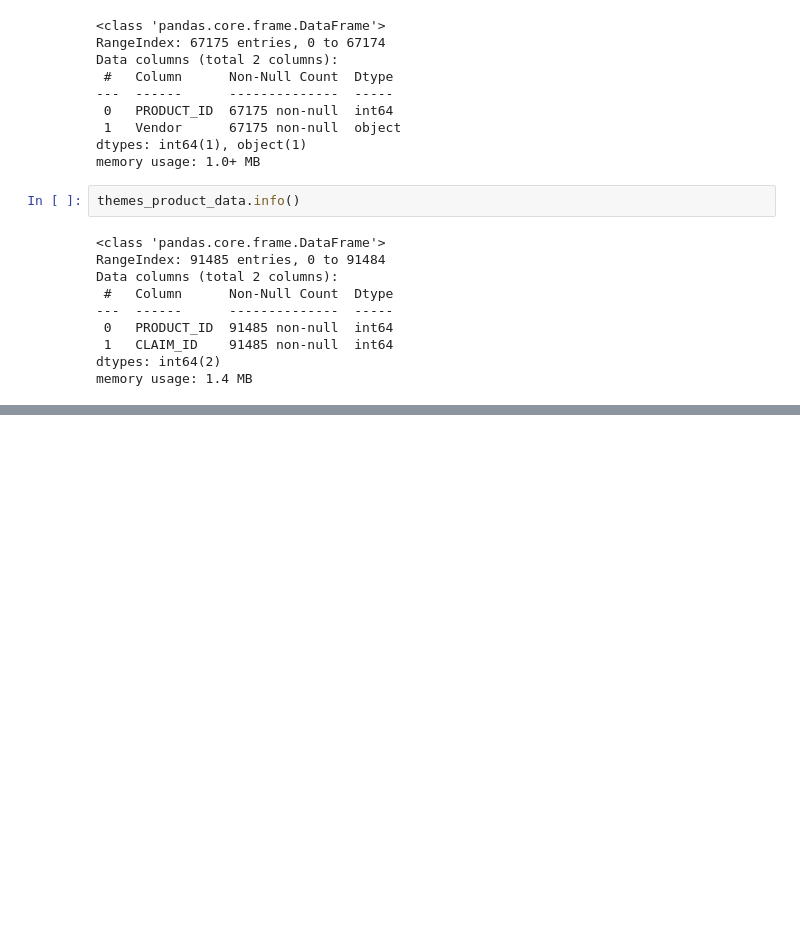
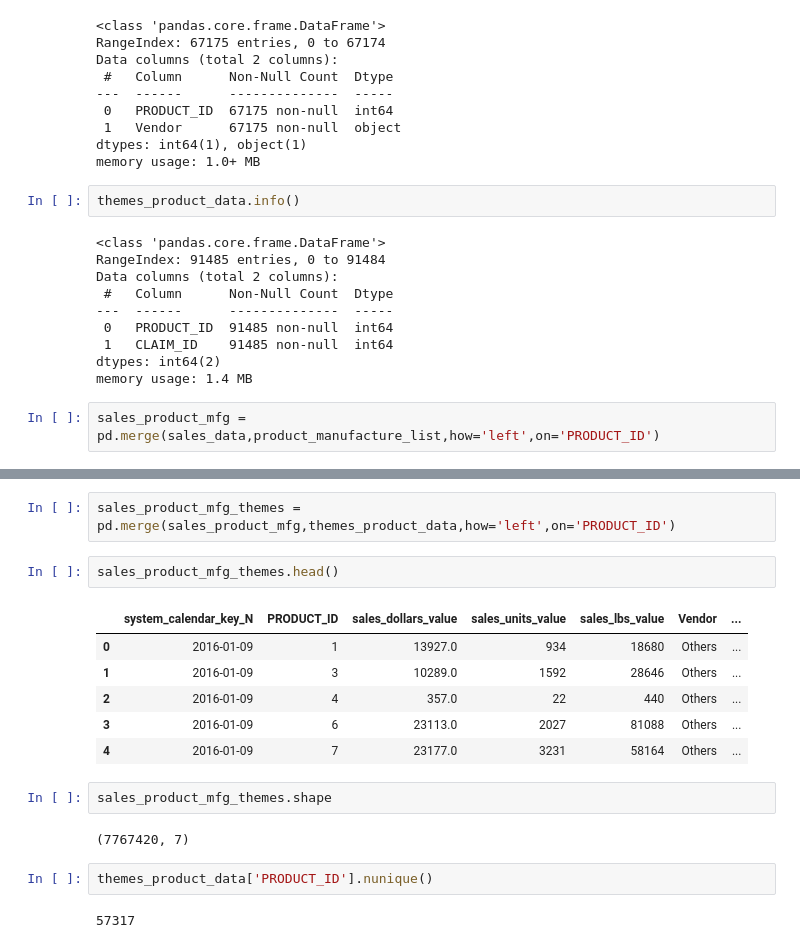
Before and after one commit to karthikeya-1508/ML_prac_files, a Jupyter notebook: Regression_Projects/Sales_project/sales_project.ipynb, the cells around one changed output, grey strips where cells are left out. Drawn from its saved outputs; the diff is of its cells as text; blank space fills up the shorter version.

Commit message:
sales-project

```diff
--- a/Regression_Projects/Sales_project/sales_project.ipynb
+++ b/Regression_Projects/Sales_project/sales_project.ipynb
@@ -548,3 +548,5 @@ Data columns (total 2 columns):
  1   CLAIM_ID    91485 non-null  int64
 dtypes: int64(2)
 memory usage: 1.4 MB
+# %%
+sales_product_mfg = pd.merge(sales_data,product_manufacture_list,how='left',on='PRODUCT_ID')
@@ -550,0 +592,19 @@ memory usage: 1.4 MB
+# %%
+sales_product_mfg_themes = pd.merge(sales_product_mfg,themes_product_data,how='left',on='PRODUCT_ID')
+# %%
+sales_product_mfg_themes.head()
+# %% [output]
+|  | system_calendar_key_N | PRODUCT_ID | sales_dollars_value | sales_units_value | sales_lbs_value | Vendor | ... |
+| 0 | 2016-01-09 | 1 | 13927.0 | 934 | 18680 | Others | ... |
+| 1 | 2016-01-09 | 3 | 10289.0 | 1592 | 28646 | Others | ... |
+| 2 | 2016-01-09 | 4 | 357.0 | 22 | 440 | Others | ... |
+| 3 | 2016-01-09 | 6 | 23113.0 | 2027 | 81088 | Others | ... |
+| 4 | 2016-01-09 | 7 | 23177.0 | 3231 | 58164 | Others | ... |
+# %%
+sales_product_mfg_themes.shape
+# %% [output]
+(7767420, 7)
+# %%
+themes_product_data['PRODUCT_ID'].nunique()
+# %% [output]
+57317
```
Also changed, not shown: parts of 16 cells of this notebook.
